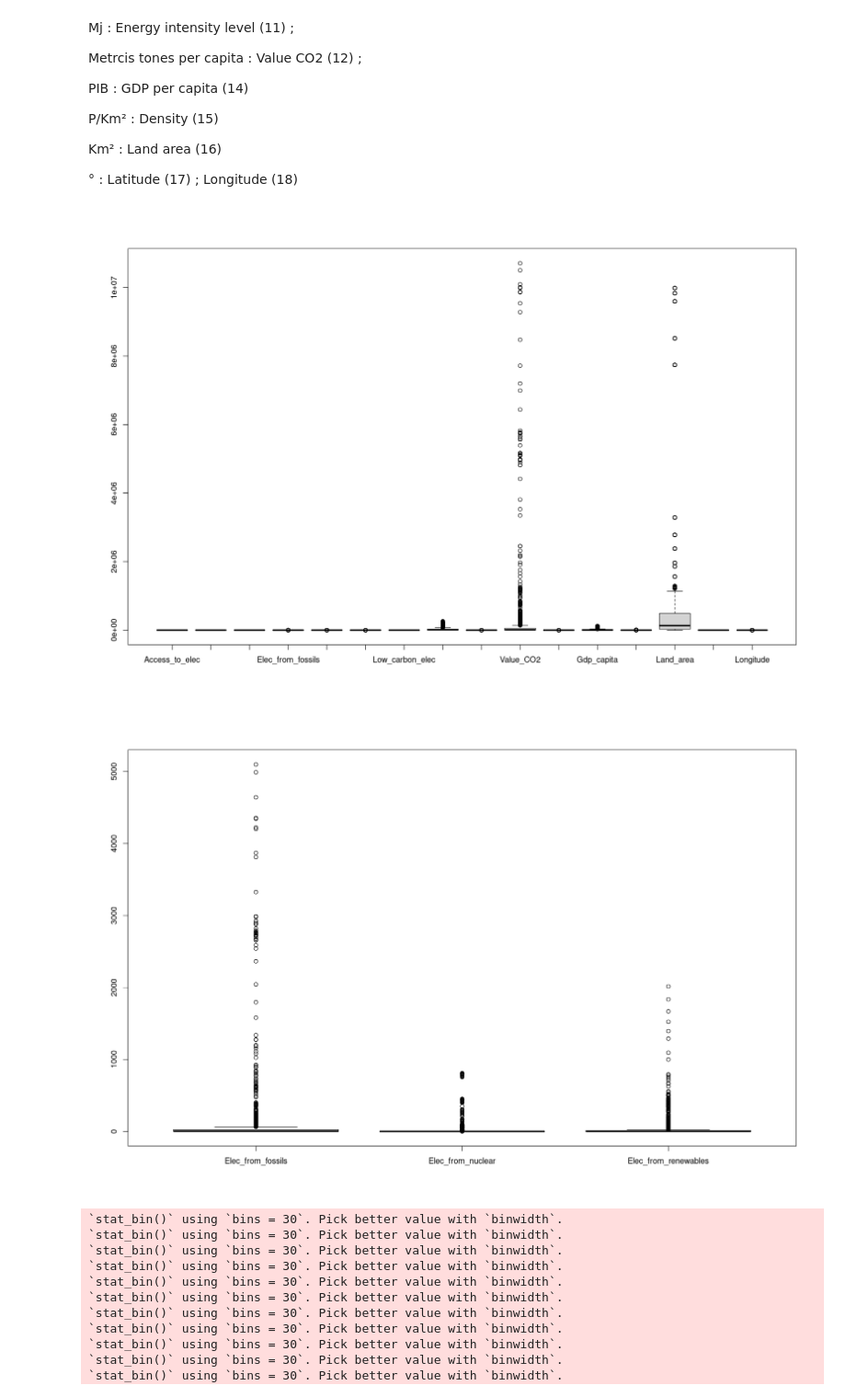
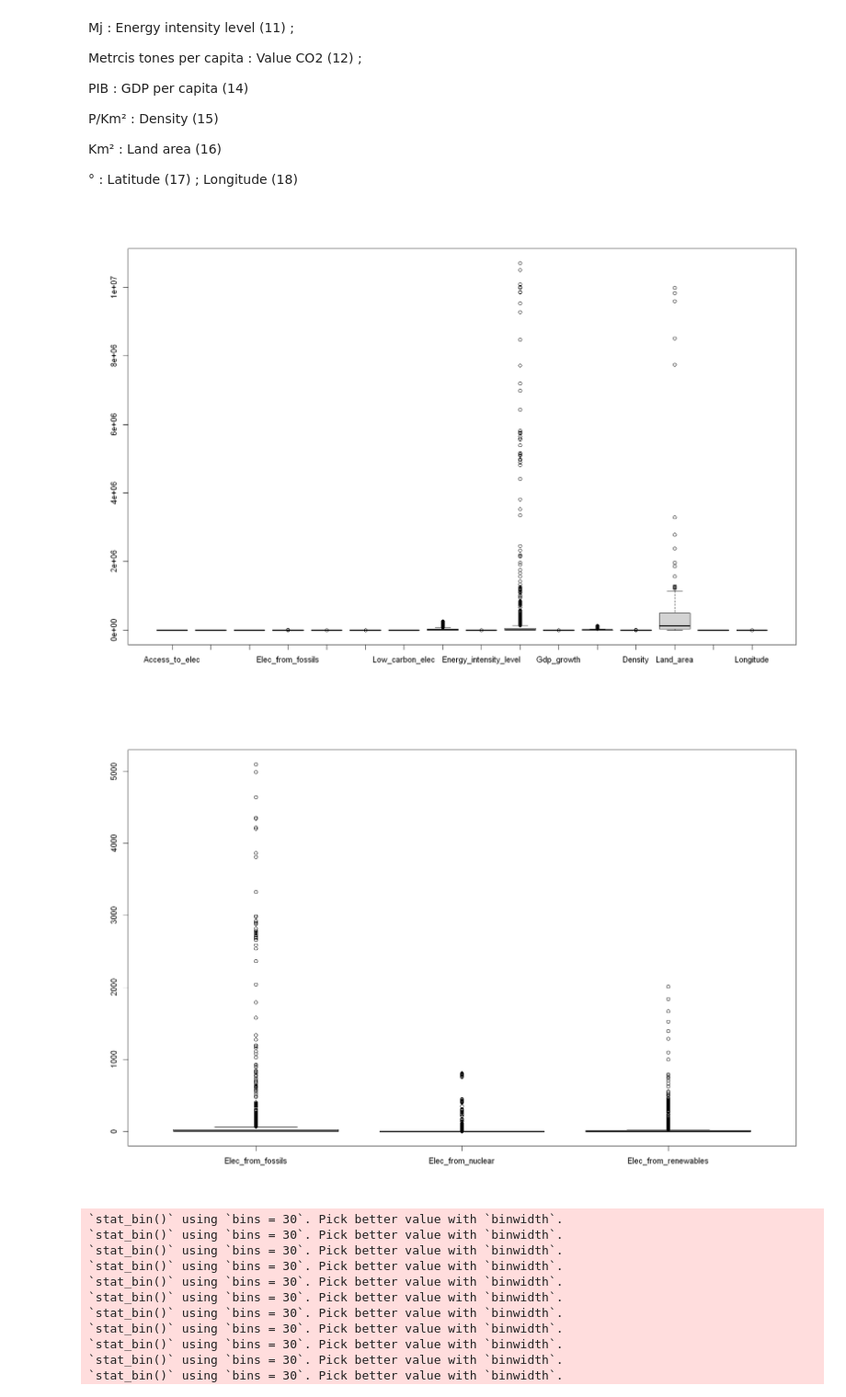
Before and after one commit to PaolaDeTruchis/MachineLearning, a Jupyter notebook: Projet_ML_R.ipynb, the cells around one changed output. Shown at 92% size. Drawn from its saved outputs; the diff is of its cells as text; code cells hidden in the pictures.

```diff
--- a/Projet_ML_R.ipynb
+++ b/Projet_ML_R.ipynb
@@ -28,7 +34,7 @@ library(factoextra)
 Welcome! Want to learn more? See two factoextra-related books at https://goo.gl/ve3WBa
 # %%
 # Chargement des données :
-path <- ""
+path <- "../"
 data = read.table(paste(path, "Data_Sustainable_Energy.csv", sep = ""), sep = ",", header = TRUE)
 # %% [markdown]
 ## Analyse Exploratoire des données
@@ -136,8 +143,8 @@ D'après ce tableau, nous pouvons observer que les variables contenant le plus d
 - Renewables....equivalent.primary.energy (colonne 15)
 # %%
 # Suppression des variables contenant trop de valeur manquantes :
-data2 = data[,c(-5, -6, -15)]
-str(data2) # ok c'est le bon truc
+data = data[,c(-5, -6, -15)]
+str(data) # ok c'est le bon truc
 # %% [output]
 'data.frame':   3649 obs. of  18 variables:
  $ Entity                                                          : Factor w/ 176 levels "Afghanistan",..: 1 1 1 1 1 1 1 1 1 1 ...
@@ -160,10 +167,14 @@ str(data2) # ok c'est le bon truc
  $ Longitude                                                       : num  67.7 67.7 67.7 67.7 67.7 ...
 # %%
 # On regarde le nombre de na par ligne (on veut suppr les lignes où y'a des na pour en avoir aucune)
-data4 = na.omit(data2)
+data = na.omit(data)
 # on renomme nos variables car les noms sont trop longs.
-colnames(data4) <- c("Entity","Year","Access_to_elec","Access_to_fuels","Renewable_energy_share","Elec_from_fossils","Elec_from_nuclear","Elec_from_renewables","Low_carbon_elec","Prim_energy_cons","Energy_intensity_level","Value_CO2","Gdp_growth","Gdp_capita","Density","Land_area","Latitude","Longitude")
-str(data4) # on a bien 2868 lignes et nos noms de variables ont bien été modifiés
+colnames(data) <- c("Entity","Year","Access_to_elec","Access_to_fuels","Renewable_energy_share","Elec_from_fossils",
+                     "Elec_from_nuclear","Elec_from_renewables","Low_carbon_elec","Prim_energy_cons","Energy_intensity_level",
+                     "Value_CO2","Gdp_growth","Gdp_capita","Density","Land_area","Latitude","Longitude")
+str(data) # on a bien 2868 lignes et nos noms de variables ont bien été modifiés
+
+summary(data)
 # %% [output]
 'data.frame':   2868 obs. of  18 variables:
  $ Entity                : Factor w/ 176 levels "Afghanistan",..: 1 1 1 1 1 1 1 1 1 1 ...
@@ -209,12 +237,15 @@ Km² : Land area (16)
 
 ° : Latitude (17) ; Longitude (18)
 # %%
+## Faire phrase d'interprétation avec unités pour dire qu'on compare pas pour l'instant.
+
+
 options(repr.plot.width = 15, repr.plot.height = 10)
 
-boxplot(data4[,-c(1,2)]) # on voit pas grand chose : pas les mêmes unités et échelles
+boxplot(data[,-c(1,2)]) # on voit pas grand chose : pas les mêmes unités et échelles
 
-boxplot(data4[,c(6:8)]) # boxplot electricity : on n'y voit rien : trop de outliers
+boxplot(data[,c(6:8)]) # boxplot electricity : on n'y voit rien : trop de outliers
 # %% [output]
-[figure, old version]
+[figure, new version]
 [figure]
 # %%
```
Also changed, not shown: parts of 23 cells of this notebook.
